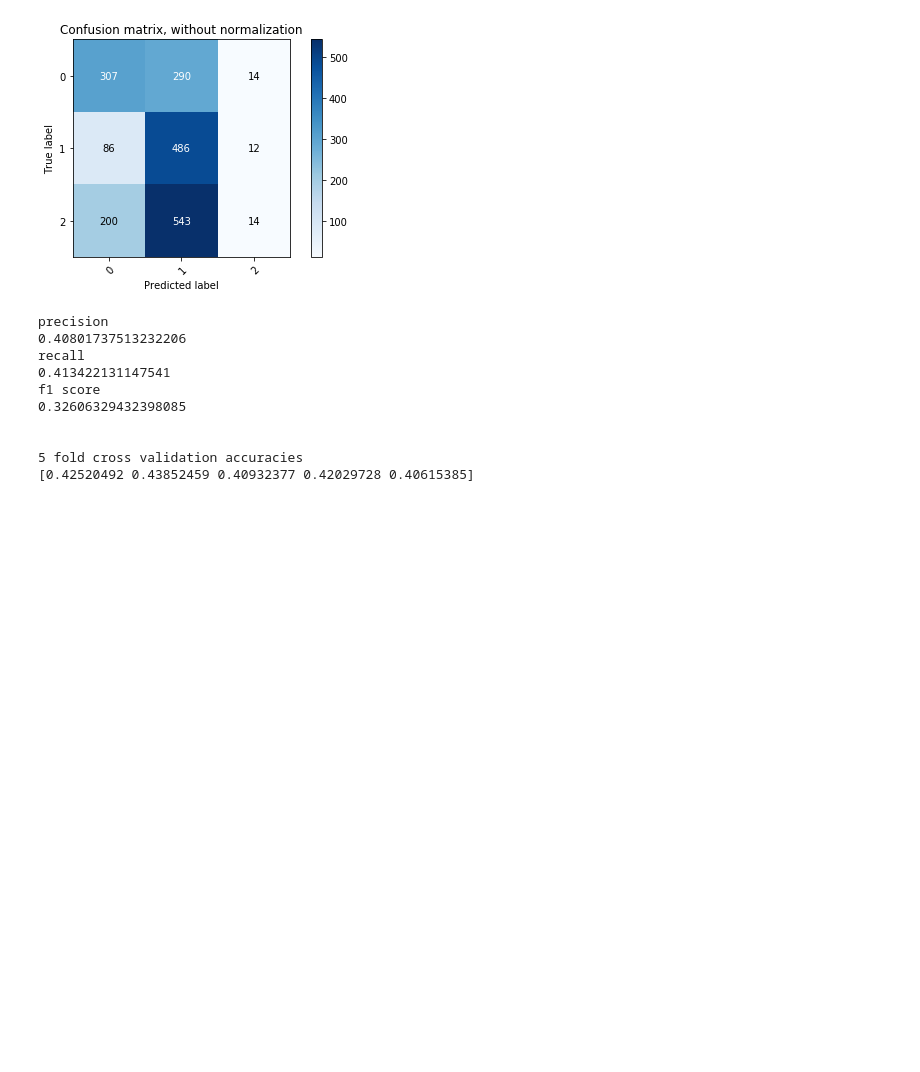
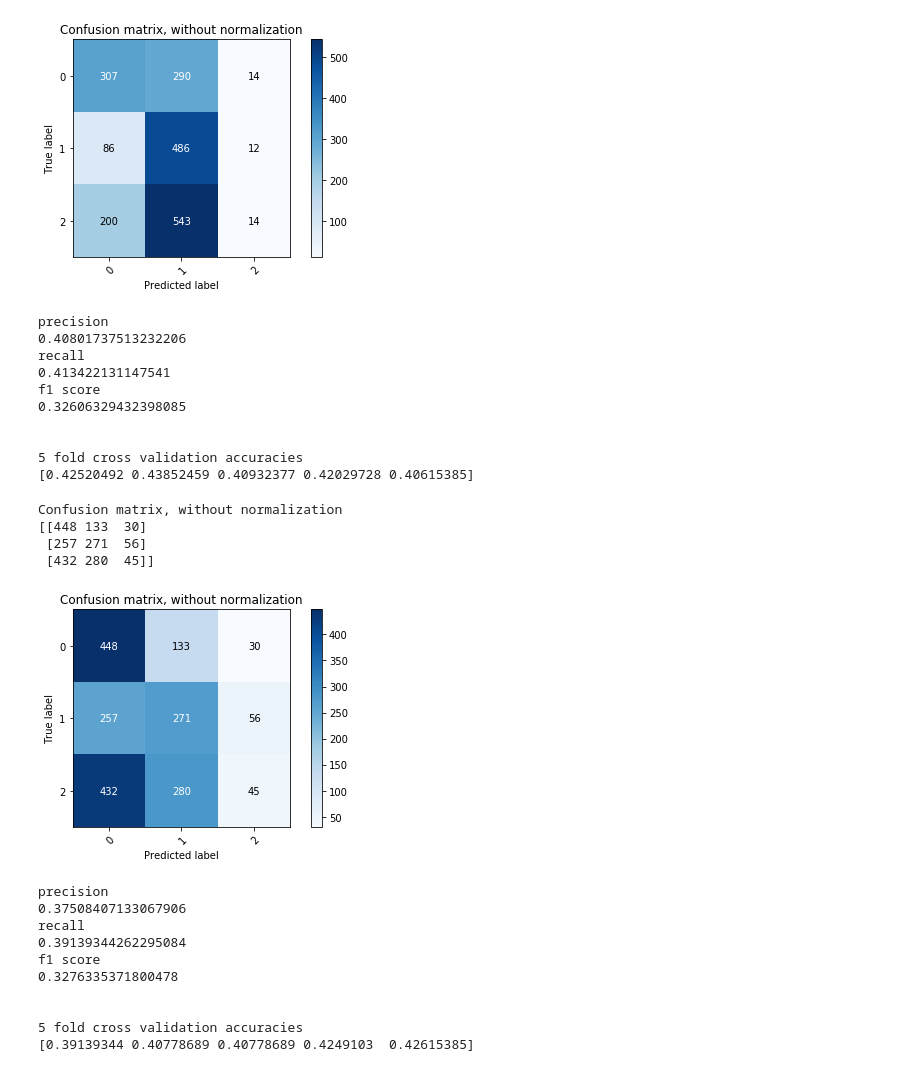
Before and after one commit to jems2019/CMPE257, a Jupyter notebook: Naive_Bayes/Naive_Bayes.ipynb, the cells around one changed output. Cells and saved outputs as stored; diff of their text form; code cells hidden in the pictures; blank space fills up the shorter version.

```diff
--- a/Naive_Bayes/Naive_Bayes.ipynb
+++ b/Naive_Bayes/Naive_Bayes.ipynb
@@ -283,3 +276,33 @@ f1 score
 
 5 fold cross validation accuracies
 [0.42520492 0.43852459 0.40932377 0.42029728 0.40615385]
+# %%
+x = data.loc[:, ['norm_price', 'lat', 'lon']]
+y = data.loc[:, 'point_bin']
+
+x_train, x_test, y_train, y_test = train_test_split( x, y, test_size=0.20, random_state=0)
+
+n_bayes = GaussianNB()
+n_bayes.fit(x_train,y_train)
+
+predict = n_bayes.predict(x_test)
+
+model_stats(y_test, predict)
+print('5 fold cross validation accuracies')
+print(cross_val_score(n_bayes, x ,y , cv = 5))
+# %% [output]
+Confusion matrix, without normalization
+[[448 133  30]
+ [257 271  56]
+ [432 280  45]]
+[figure, added]
+precision
+0.37508407133067906
+recall
+0.39139344262295084
+f1 score
+0.3276335371800478
+
+
+5 fold cross validation accuracies
+[0.39139344 0.40778689 0.40778689 0.4249103  0.42615385]
```
Also changed, not shown: parts of 1 cell of this notebook, 1 other file.
